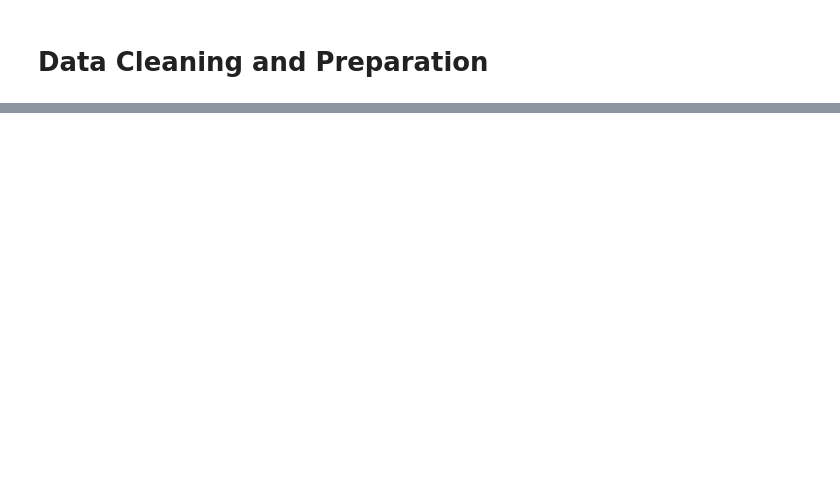
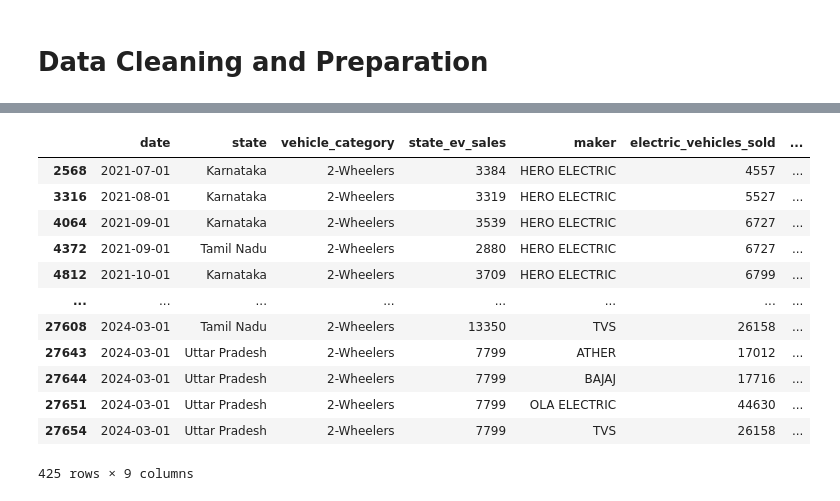
Before and after one commit to sadiqhasanrupani/ev-analysis, a Jupyter notebook: notebooks/ev_sales_by_markers_analysis/01_data_cleaning.ipynb, the cells around one changed output, grey strips where cells are left out. Saved outputs shown, nothing was run; the diff lists cells and outputs as text; code cells hidden in the pictures; blank space fills up the shorter version.

```diff
--- a/notebooks/ev_sales_by_markers_analysis/01_data_cleaning.ipynb
+++ b/notebooks/ev_sales_by_markers_analysis/01_data_cleaning.ipynb
@@ -709,0 +639,17 @@ These findings provide a foundation for developing market penetration strategies
+# %%
+import pandas as pd
+
+# Load enhanced data (you can change the file path)
+df_state = pd.read_csv('../../data/processed/ev_sales_enhanced.csv')
+
+# Ensure proper date format
+df_state['date'] = pd.to_datetime(df_state['date'], errors='coerce')
+
+# Calculate EV Penetration Rate
+df_state['ev_penetration_rate'] = df_state['electric_vehicles_sold'] / df_state['total_vehicles_sold']
+
+# Optional: Handle divide-by-zero
+df_state['ev_penetration_rate'] = df_state['ev_penetration_rate'].replace([float('inf'), -float('inf')], 0).fillna(0)
+
+# Preview
+display(df_state.head())
@@ -709,0 +664,42 @@ These findings provide a foundation for developing market penetration strategies
+# %%
+df_maker_month = df_maker.groupby(['date', 'vehicle_category', 'maker'])['electric_vehicles_sold'].sum().reset_index()
+
+# Calculate total EVs sold each month by category
+monthly_totals = df_maker_month.groupby(['date', 'vehicle_category'])['electric_vehicles_sold'].sum().reset_index(name='monthly_total_sales')
+
+# Merge and calculate share
+df_maker_share = pd.merge(df_maker_month, monthly_totals, on=['date', 'vehicle_category'])
+df_maker_share['maker_share_percent'] = df_maker_share['electric_vehicles_sold'] / df_maker_share['monthly_total_sales']
+# %%
+# Load state data
+df_state['date'] = pd.to_datetime(df_state['date'], errors='coerce')
+
+# Only keep relevant columns for EV state data
+df_state_ev = df_state[['date', 'state', 'vehicle_category', 'electric_vehicles_sold']]
+
+# Rename the column in df_state_ev to avoid confusion
+df_state_ev = df_state_ev.rename(columns={'electric_vehicles_sold': 'state_ev_sales'})
+
+# Merge with maker share
+df_estimated_maker_state = pd.merge(df_state_ev, df_maker_share, on=['date', 'vehicle_category'], how='inner')
+
+# Estimate how many EVs each maker sold in each state
+df_estimated_maker_state['estimated_ev_sales'] = (
+    df_estimated_maker_state['state_ev_sales'] * df_estimated_maker_state['maker_share_percent']
+).round().astype(int)  # Round to nearest integer since we can't have fractional vehicle sales
+# %%
+df_estimated_maker_state[df_estimated_maker_state['estimated_ev_sales'] > 1000]
+# %% [output]
+|  | date | state | vehicle_category | state_ev_sales | maker | electric_vehicles_sold | ... |
+| 2568 | 2021-07-01 | Karnataka | 2-Wheelers | 3384 | HERO ELECTRIC | 4557 | ... |
+| 3316 | 2021-08-01 | Karnataka | 2-Wheelers | 3319 | HERO ELECTRIC | 5527 | ... |
+| 4064 | 2021-09-01 | Karnataka | 2-Wheelers | 3539 | HERO ELECTRIC | 6727 | ... |
+| 4372 | 2021-09-01 | Tamil Nadu | 2-Wheelers | 2880 | HERO ELECTRIC | 6727 | ... |
+| 4812 | 2021-10-01 | Karnataka | 2-Wheelers | 3709 | HERO ELECTRIC | 6799 | ... |
+| ... | ... | ... | ... | ... | ... | ... | ... |
+| 27608 | 2024-03-01 | Tamil Nadu | 2-Wheelers | 13350 | TVS | 26158 | ... |
+| 27643 | 2024-03-01 | Uttar Pradesh | 2-Wheelers | 7799 | ATHER | 17012 | ... |
+| 27644 | 2024-03-01 | Uttar Pradesh | 2-Wheelers | 7799 | BAJAJ | 17716 | ... |
+| 27651 | 2024-03-01 | Uttar Pradesh | 2-Wheelers | 7799 | OLA ELECTRIC | 44630 | ... |
+| 27654 | 2024-03-01 | Uttar Pradesh | 2-Wheelers | 7799 | TVS | 26158 | ... |
+425 rows × 9 columns
```
Also changed, not shown: parts of 46 cells of this notebook, 36 other files.
